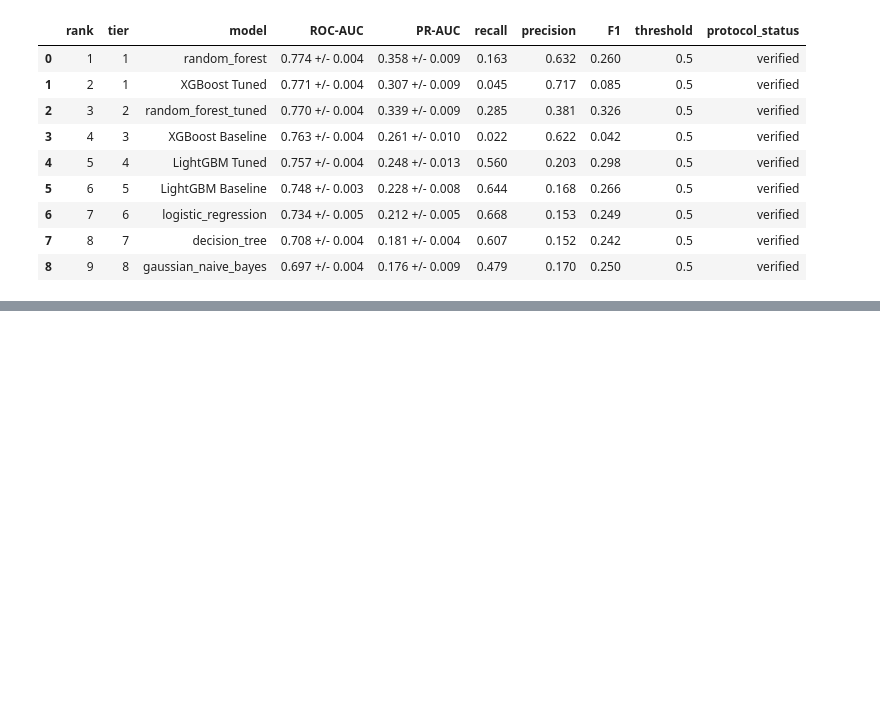
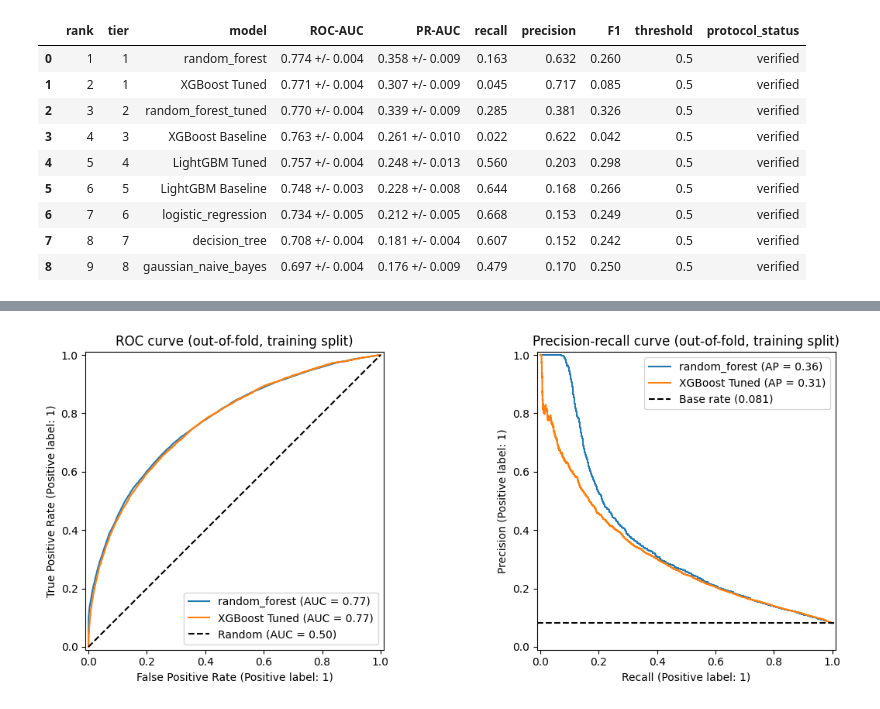
Before and after one commit to Pasiya990/FDM-AutoMobile_Loan_Default_Modelling, a Jupyter notebook: notebooks/06b_model_comparison.ipynb, the cells around one changed output, grey strips where cells are left out. Drawn from its saved outputs; the diff is of its cells as text; code cells hidden in the pictures; blank space fills up the shorter version.

```diff
--- a/notebooks/06b_model_comparison.ipynb
+++ b/notebooks/06b_model_comparison.ipynb
@@ -105,0 +196,24 @@ table
+# %%
+import matplotlib.pyplot as plt
+from sklearn.metrics import PrecisionRecallDisplay, RocCurveDisplay
+
+fig, axes = plt.subplots(1, 2, figsize=(12, 4.8))
+for name in ["random_forest", "XGBoost Tuned"]:
+    RocCurveDisplay.from_predictions(oof["y_true"], oof[name], ax=axes[0], name=name)
+    PrecisionRecallDisplay.from_predictions(oof["y_true"], oof[name], ax=axes[1], name=name)
+
+axes[0].plot([0, 1], [0, 1], "k--", label="Random (AUC = 0.50)")
+axes[0].set_title("ROC curve (out-of-fold, training split)")
+axes[0].legend(loc="lower right")
+
+base_rate = oof["y_true"].mean()
+axes[1].axhline(base_rate, color="k", linestyle="--", label=f"Base rate ({base_rate:.3f})")
+axes[1].set_title("Precision-recall curve (out-of-fold, training split)")
+axes[1].legend(loc="upper right")
+
+plt.tight_layout()
+figures_dir = "experiments/figures" if os.path.exists("experiments/figures") else "../experiments/figures"
+plt.savefig(os.path.join(figures_dir, "06b_shortlist_roc_pr.png"), dpi=100, bbox_inches="tight")
+plt.show()
+# %% [output]
+[figure, added]
```
Also changed, not shown: parts of 8 cells of this notebook, 14 other files.
